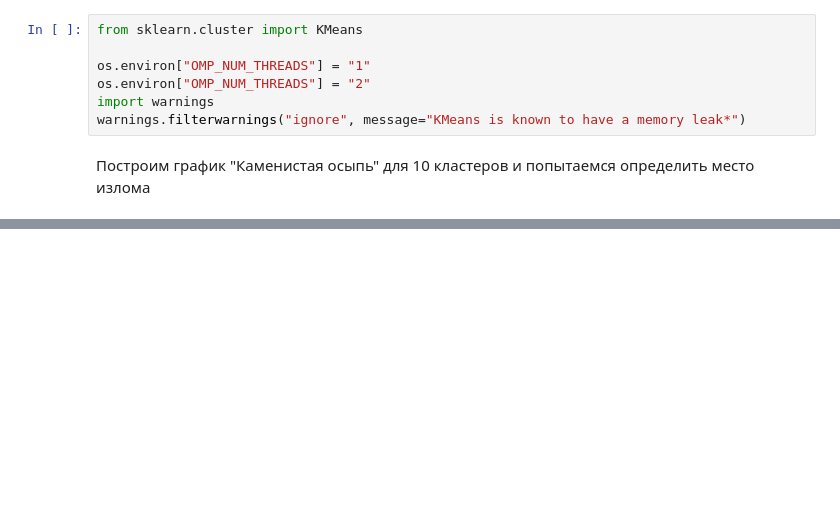
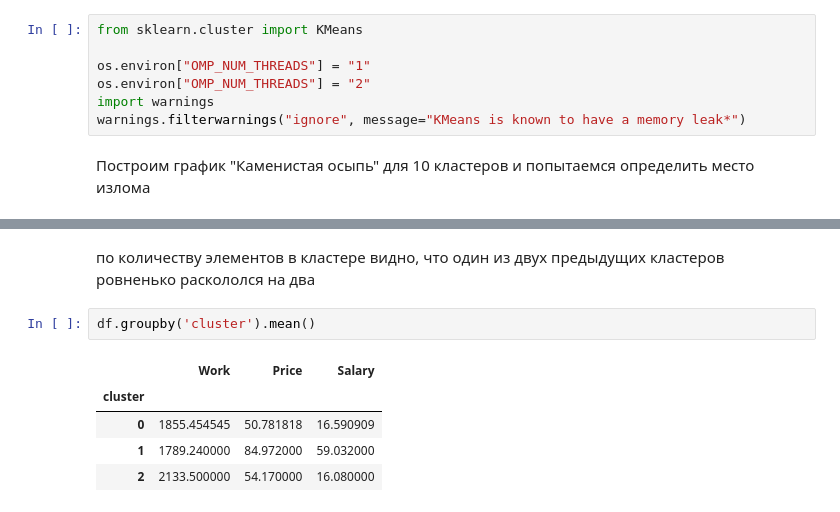
Before and after one commit to potyomin/DA_on_python_labs, a Jupyter notebook: notebooks/lab_1_2.ipynb, the cells around one changed output, grey strips where cells are left out. Saved outputs shown, nothing was run; the diff lists cells and outputs as text; blank space fills up the shorter version.

```diff
--- a/notebooks/lab_1_2.ipynb
+++ b/notebooks/lab_1_2.ipynb
@@ -306,0 +359,10 @@ plt.title('Каменистая осыпь. Ищем оптимальное k');
+# %% [markdown]
+по количеству элементов в кластере видно, что один из двух предыдущих кластеров ровненько раскололся на два
+# %%
+df.groupby('cluster').mean()
+# %% [output]
+|  | Work | Price | Salary |
+| cluster |  |  |  |
+| 0 | 1855.454545 | 50.781818 | 16.590909 |
+| 1 | 1789.240000 | 84.972000 | 59.032000 |
+| 2 | 2133.500000 | 54.170000 | 16.080000 |
```
Also changed, not shown: parts of 24 cells of this notebook, 1 other file.
